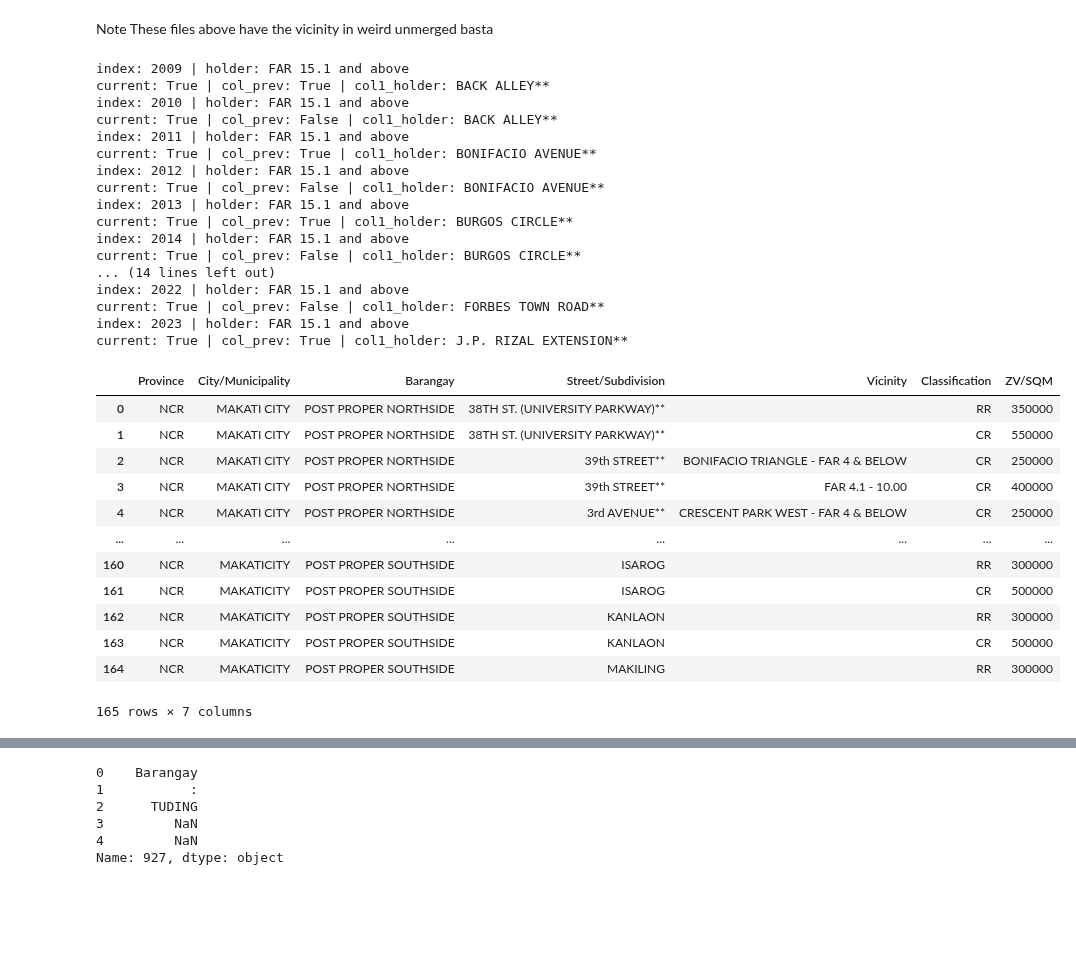
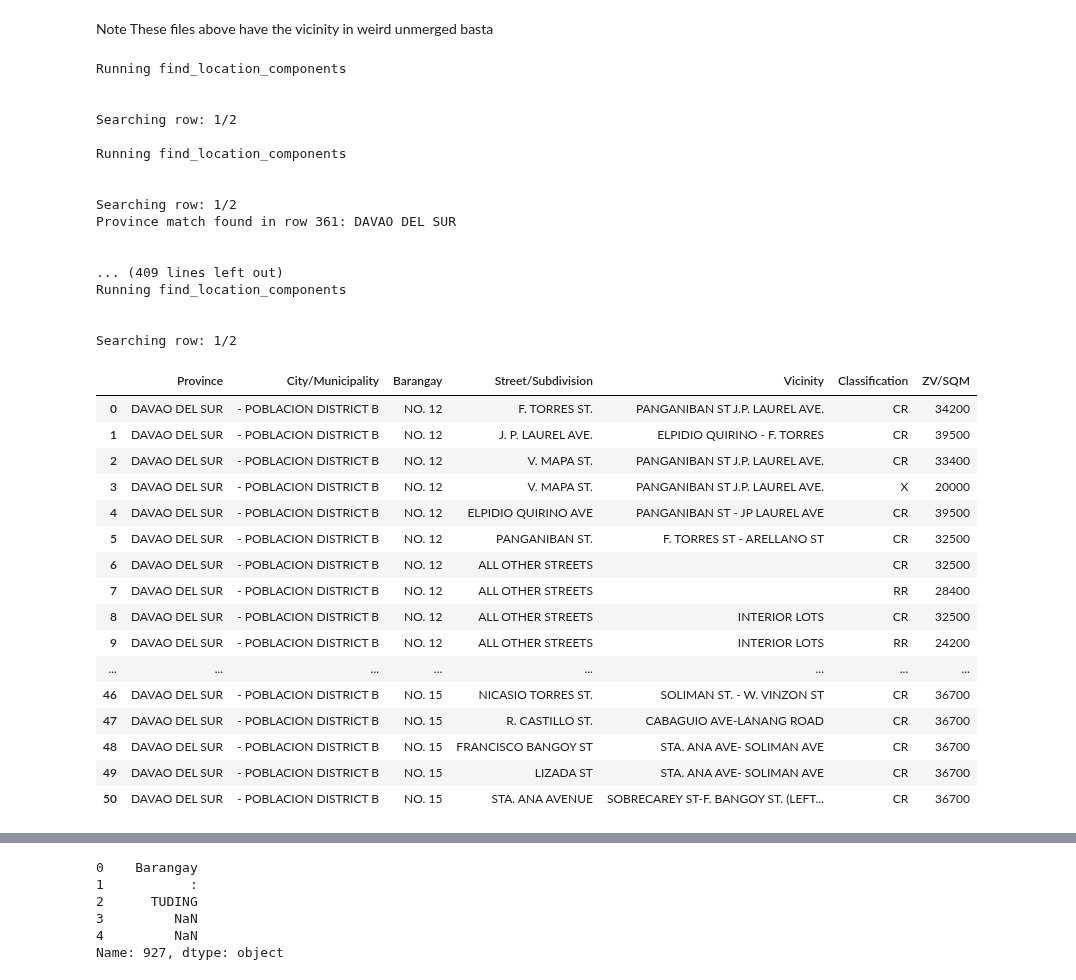
Before and after one commit to lansantuyo/bir-zl-scraping, a Jupyter notebook: Updated Scraper.ipynb, the cells around one changed output, grey strips where cells are left out. Drawn from its saved outputs; the diff is of its cells as text; code cells hidden in the pictures; blank space fills up the shorter version.

```diff
--- a/Updated Scraper.ipynb
+++ b/Updated Scraper.ipynb
@@ -485,6 +485,11 @@ def find_location_components(df, index, proximity_window=3, current_province=Non
 
         # Original logic for separate labels
         else:
+            if combined_current_row.lower().startswith("district"):
+                if debug:
+                    print(f"Skipping row {current_index} as it starts with 'district'")
+                offset += 1
+                continue
             # Check for Province
             province = extract_value(r"Province\s*(?::|\s|of)?\s*(.*)", combined_current_row)
             if province:
@@ -1040,7 +897,7 @@ for output_file in output_files:
 # %% [markdown]
 Note These files above have the vicinity in weird unmerged basta
 # %%
-file = 'RDO No. 50 - South Makati.xls'
+file = 'RDO No. 113B - East Davao City.xls'
 test = pd.ExcelFile(f"data/{file}")
 
 sheet_names = sorted([name for name in test.sheet_names if name.strip().lower().startswith('sheet')], key=lambda name: int(re.search(r'\d+', name).group()))
@@ -1048,35 +905,39 @@ last_sheet_name = sheet_names[-1] if sheet_names else None
 
 df = pd.read_excel("data/"+file, sheet_name=last_sheet_name, header=None)
 # %%
-main(df, debug=False, start=1900, end=2100, debug_location=False, debug_header=False)
+main(df, debug=False, start=360, end=450, debug_location=True, debug_header=False)
 # %% [output]
-index: 2009 | holder: FAR 15.1 and above
-current: True | col_prev: True | col1_holder: BACK ALLEY**
-index: 2010 | holder: FAR 15.1 and above
-current: True | col_prev: False | col1_holder: BACK ALLEY**
-index: 2011 | holder: FAR 15.1 and above
-current: True | col_prev: True | col1_holder: BONIFACIO AVENUE**
-index: 2012 | holder: FAR 15.1 and above
-current: True | col_prev: False | col1_holder: BONIFACIO AVENUE**
-index: 2013 | holder: FAR 15.1 and above
-current: True | col_prev: True | col1_holder: BURGOS CIRCLE**
-index: 2014 | holder: FAR 15.1 and above
-current: True | col_prev: False | col1_holder: BURGOS CIRCLE**
-... (14 lines left out)
-index: 2022 | holder: FAR 15.1 and above
-current: True | col_prev: False | col1_holder: FORBES TOWN ROAD**
-index: 2023 | holder: FAR 15.1 and above
-current: True | col_prev: True | col1_holder: J.P. RIZAL EXTENSION**
+Running find_location_components
+
+
+Searching row: 1/2
+
+Running find_location_components
+
+
+Searching row: 1/2
+Province match found in row 361: DAVAO DEL SUR
+
+
+... (409 lines left out)
+Running find_location_components
+
+
+Searching row: 1/2
 |  | Province | City/Municipality | Barangay | Street/Subdivision | Vicinity | Classification | ZV/SQM |
-| 0 | NCR | MAKATI CITY | POST PROPER NORTHSIDE | 38TH ST. (UNIVERSITY PARKWAY)** |  | RR | 350000 |
-| 1 | NCR | MAKATI CITY | POST PROPER NORTHSIDE | 38TH ST. (UNIVERSITY PARKWAY)** |  | CR | 550000 |
-| 2 | NCR | MAKATI CITY | POST PROPER NORTHSIDE | 39th STREET** | BONIFACIO TRIANGLE - FAR 4 & BELOW | CR | 250000 |
-| 3 | NCR | MAKATI CITY | POST PROPER NORTHSIDE | 39th STREET** | FAR 4.1 - 10.00 | CR | 400000 |
-| 4 | NCR | MAKATI CITY | POST PROPER NORTHSIDE | 3rd AVENUE** | CRESCENT PARK WEST - FAR 4 & BELOW | CR | 250000 |
+| 0 | DAVAO DEL SUR | - POBLACION DISTRICT B | NO. 12 | F. TORRES ST. | PANGANIBAN ST J.P. LAUREL AVE. | CR | 34200 |
+| 1 | DAVAO DEL SUR | - POBLACION DISTRICT B | NO. 12 | J. P. LAUREL AVE. | ELPIDIO QUIRINO - F. TORRES | CR | 39500 |
+| 2 | DAVAO DEL SUR | - POBLACION DISTRICT B | NO. 12 | V. MAPA ST. | PANGANIBAN ST J.P. LAUREL AVE. | CR | 33400 |
+| 3 | DAVAO DEL SUR | - POBLACION DISTRICT B | NO. 12 | V. MAPA ST. | PANGANIBAN ST J.P. LAUREL AVE. | X | 20000 |
+| 4 | DAVAO DEL SUR | - POBLACION DISTRICT B | NO. 12 | ELPIDIO QUIRINO AVE | PANGANIBAN ST - JP LAUREL AVE | CR | 39500 |
+| 5 | DAVAO DEL SUR | - POBLACION DISTRICT B | NO. 12 | PANGANIBAN ST. | F. TORRES ST - ARELLANO ST | CR | 32500 |
+| 6 | DAVAO DEL SUR | - POBLACION DISTRICT B | NO. 12 | ALL OTHER STREETS |  | CR | 32500 |
+| 7 | DAVAO DEL SUR | - POBLACION DISTRICT B | NO. 12 | ALL OTHER STREETS |  | RR | 28400 |
+| 8 | DAVAO DEL SUR | - POBLACION DISTRICT B | NO. 12 | ALL OTHER STREETS | INTERIOR LOTS | CR | 32500 |
+| 9 | DAVAO DEL SUR | - POBLACION DISTRICT B | NO. 12 | ALL OTHER STREETS | INTERIOR LOTS | RR | 24200 |
 | ... | ... | ... | ... | ... | ... | ... | ... |
-| 160 | NCR | MAKATICITY | POST PROPER SOUTHSIDE | ISAROG |  | RR | 300000 |
-| 161 | NCR | MAKATICITY | POST PROPER SOUTHSIDE | ISAROG |  | CR | 500000 |
-| 162 | NCR | MAKATICITY | POST PROPER SOUTHSIDE | KANLAON |  | RR | 300000 |
-| 163 | NCR | MAKATICITY | POST PROPER SOUTHSIDE | KANLAON |  | CR | 500000 |
-| 164 | NCR | MAKATICITY | POST PROPER SOUTHSIDE | MAKILING |  | RR | 300000 |
+| 46 | DAVAO DEL SUR | - POBLACION DISTRICT B | NO. 15 | NICASIO TORRES ST. | SOLIMAN ST. - W. VINZON ST | CR | 36700 |
+| 47 | DAVAO DEL SUR | - POBLACION DISTRICT B | NO. 15 | R. CASTILLO ST. | CABAGUIO AVE-LANANG ROAD | CR | 36700 |
+| 48 | DAVAO DEL SUR | - POBLACION DISTRICT B | NO. 15 | FRANCISCO BANGOY ST | STA. ANA AVE- SOLIMAN AVE | CR | 36700 |
+| 49 | DAVAO DEL SUR | - POBLACION DISTRICT B | NO. 15 | LIZADA ST | STA. ANA AVE- SOLIMAN AVE | CR | 36700 |
+| 50 | DAVAO DEL SUR | - POBLACION DISTRICT B | NO. 15 | STA. ANA AVENUE | SOBRECAREY ST-F. BANGOY ST. (LEFT... | CR | 36700 |
-165 rows × 7 columns
```
Also changed, not shown: parts of 2 cells of this notebook.
